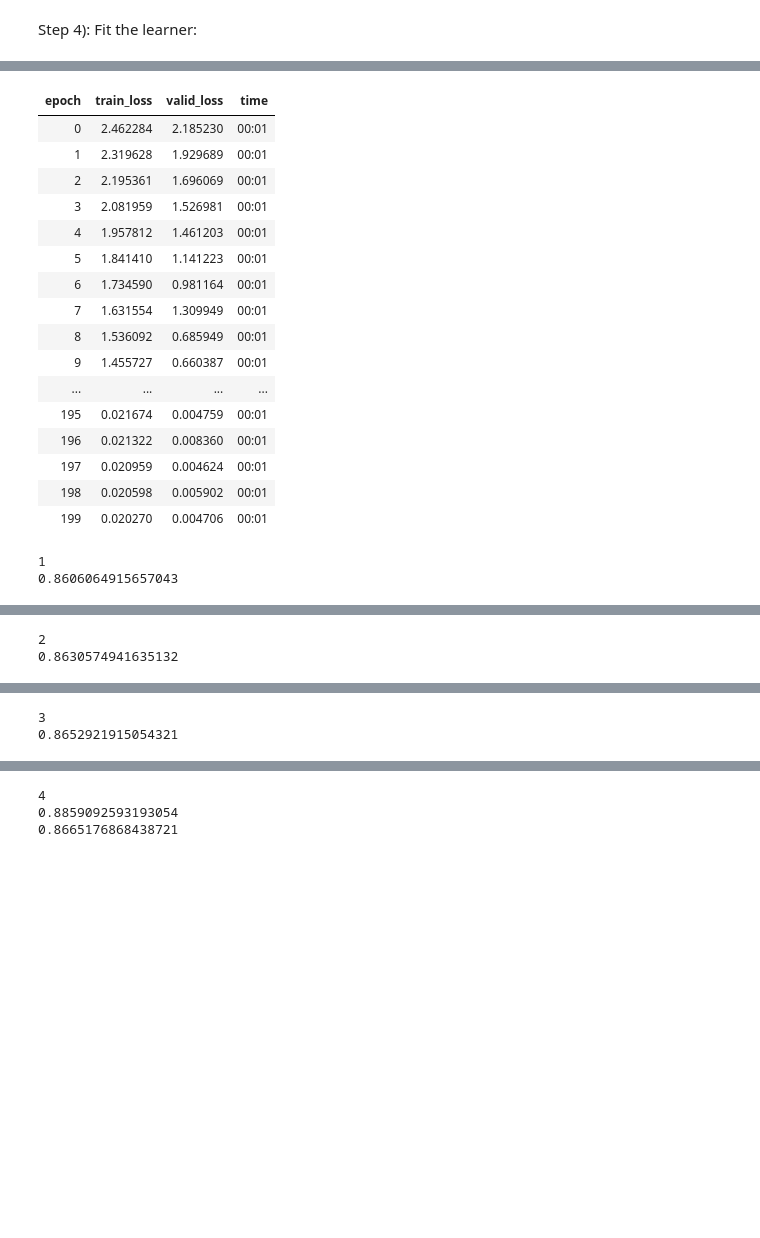
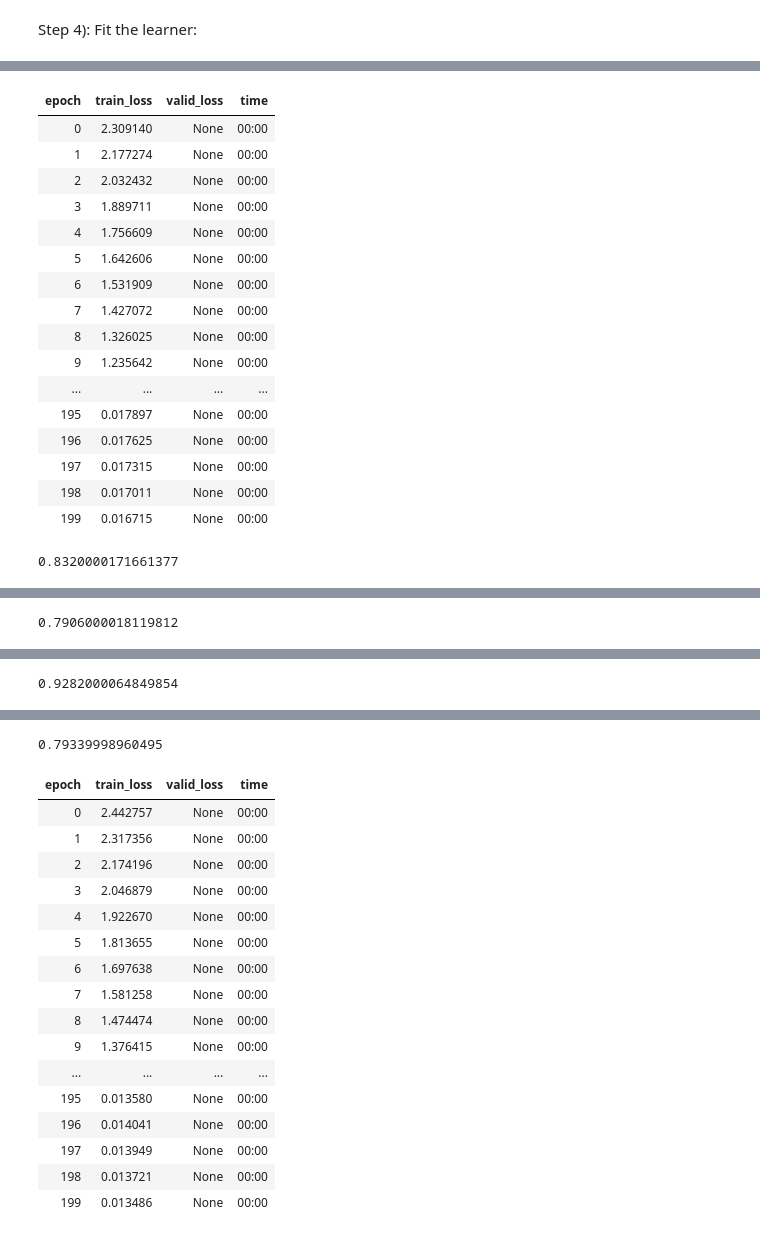
Before and after one commit to hamish-haggerty/AI-hacking, a Jupyter notebook: SSL/MNIST_Val_draft.ipynb, the cells around one changed output, grey strips where cells are left out. Saved outputs shown, nothing was run; the diff lists cells and outputs as text; code cells hidden in the pictures; blank space fills up the shorter version.

```diff
--- a/SSL/MNIST_Val_draft.ipynb
+++ b/SSL/MNIST_Val_draft.ipynb
@@ -62,7 +48,7 @@ bs=128 #for training BT
 bs_val=20 #for training linear head
 bs_test=500
 ts_val=bs_val*4 #so 512, ~ 1% of 50000
-ts=50000-ts_val #
+ts=10000
 
-n_epochs=100 #epochs for BT
+n_epochs=300 #epochs for BT
 numfit = 200 #epochs for linear classifer
@@ -435,45 +433,44 @@ acc_dict
 # %%
-#setup
+#Tune run for given hps
 fastai_encoder.eval() #eval mode
 fastai_encoder = grad_on(fastai_encoder,on=False) #turn off gradients
-#acc_dict={}
-for i in range(1,5):
-    dls_val = tune_set(items0,seed=seed,bs_tune=seed+i) #use different tune sets
+acc_dict={}
+for i in range(5):
+    dls_val = tune_set(items_tune,seed=seed+i)['dls_val']
 
-    main_linear_eval = Main_Linear_Eval(size=size,n_in=n_in,numfit=200,indim=1024, #size,n_in=3 (color channels),number of epochs to fit linear, and output dimension of encoder
+    main_linear_eval = Main_Linear_Eval(size=size,n_in=n_in,numfit=numfit,indim=1024, #size,n_in=3 (color channels),number of epochs to fit linear, and output dimension of encoder
                             dls_val=dls_val,dls_test=dls_test, #dls for training linear and evaluating linear
                             stats=mnist_stats,
                             aug_pipelines_val=aug_pipelines_val, #aug_pipeline for training
                             encoder=fastai_encoder #encoder
                                         )
     #main_linear_eval.encoder = self.encoder (usage within BT training)
     acc=main_linear_eval()
 
     acc_dict[i]=acc
-
-    print(i)
     print(acc)
 
+
+acc_dict['mean'] = (sum(list(acc_dict.values()))/len(acc_dict.values()))
 print((sum(list(acc_dict.values()))/len(acc_dict.values())))
 acc_dict
 # %% [output]
 | epoch | train_loss | valid_loss | time |
-| 0 | 2.462284 | 2.185230 | 00:01 |
-| 1 | 2.319628 | 1.929689 | 00:01 |
-| 2 | 2.195361 | 1.696069 | 00:01 |
-| 3 | 2.081959 | 1.526981 | 00:01 |
-| 4 | 1.957812 | 1.461203 | 00:01 |
-| 5 | 1.841410 | 1.141223 | 00:01 |
-| 6 | 1.734590 | 0.981164 | 00:01 |
-| 7 | 1.631554 | 1.309949 | 00:01 |
-| 8 | 1.536092 | 0.685949 | 00:01 |
-| 9 | 1.455727 | 0.660387 | 00:01 |
+| 0 | 2.309140 | None | 00:00 |
+| 1 | 2.177274 | None | 00:00 |
+| 2 | 2.032432 | None | 00:00 |
+| 3 | 1.889711 | None | 00:00 |
+| 4 | 1.756609 | None | 00:00 |
+| 5 | 1.642606 | None | 00:00 |
+| 6 | 1.531909 | None | 00:00 |
+| 7 | 1.427072 | None | 00:00 |
+| 8 | 1.326025 | None | 00:00 |
+| 9 | 1.235642 | None | 00:00 |
 | ... | ... | ... | ... |
-| 195 | 0.021674 | 0.004759 | 00:01 |
-| 196 | 0.021322 | 0.008360 | 00:01 |
-| 197 | 0.020959 | 0.004624 | 00:01 |
-| 198 | 0.020598 | 0.005902 | 00:01 |
-| 199 | 0.020270 | 0.004706 | 00:01 |
+| 195 | 0.017897 | None | 00:00 |
+| 196 | 0.017625 | None | 00:00 |
+| 197 | 0.017315 | None | 00:00 |
+| 198 | 0.017011 | None | 00:00 |
+| 199 | 0.016715 | None | 00:00 |
-1
-0.8606064915657043
+0.8320000171661377
 | epoch | train_loss | valid_loss | time |
@@ -496,3 +493,2 @@ acc_dict
-2
-0.8630574941635132
+0.7906000018119812
 | epoch | train_loss | valid_loss | time |
@@ -515,3 +511,2 @@ acc_dict
-3
-0.8652921915054321
+0.9282000064849854
 | epoch | train_loss | valid_loss | time |
@@ -534,3 +529,18 @@ acc_dict
-4
-0.8859092593193054
-0.8665176868438721
+0.79339998960495
+| epoch | train_loss | valid_loss | time |
+| 0 | 2.442757 | None | 00:00 |
+| 1 | 2.317356 | None | 00:00 |
+| 2 | 2.174196 | None | 00:00 |
+| 3 | 2.046879 | None | 00:00 |
+| 4 | 1.922670 | None | 00:00 |
+| 5 | 1.813655 | None | 00:00 |
+| 6 | 1.697638 | None | 00:00 |
+| 7 | 1.581258 | None | 00:00 |
+| 8 | 1.474474 | None | 00:00 |
+| 9 | 1.376415 | None | 00:00 |
+| ... | ... | ... | ... |
+| 195 | 0.013580 | None | 00:00 |
+| 196 | 0.014041 | None | 00:00 |
+| 197 | 0.013949 | None | 00:00 |
+| 198 | 0.013721 | None | 00:00 |
+| 199 | 0.013486 | None | 00:00 |
```
Also changed, not shown: parts of 22 cells of this notebook.
